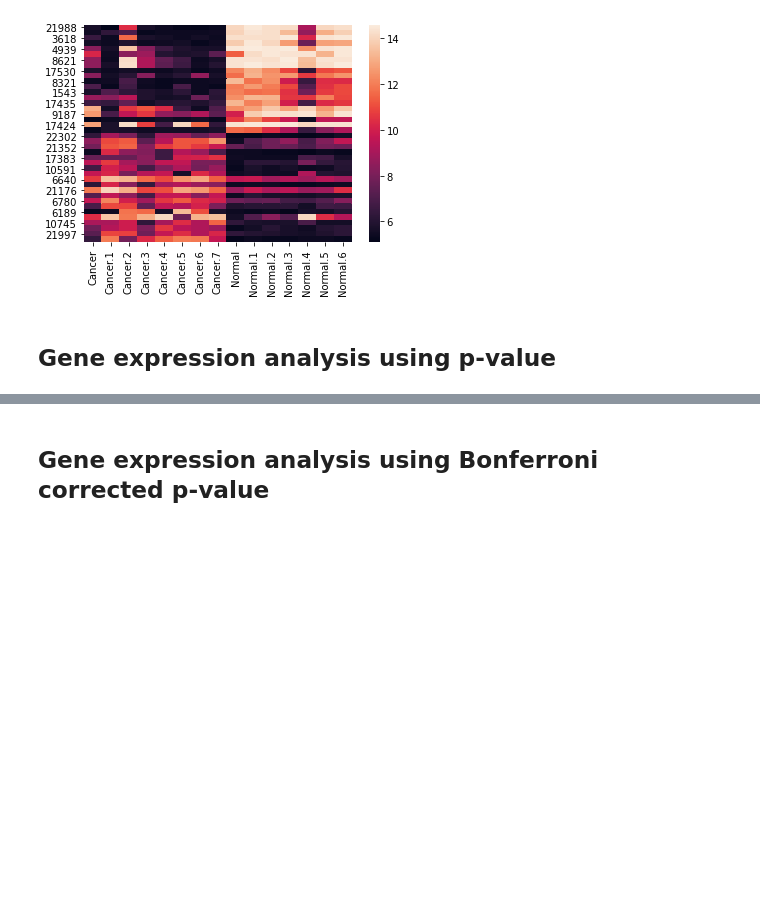
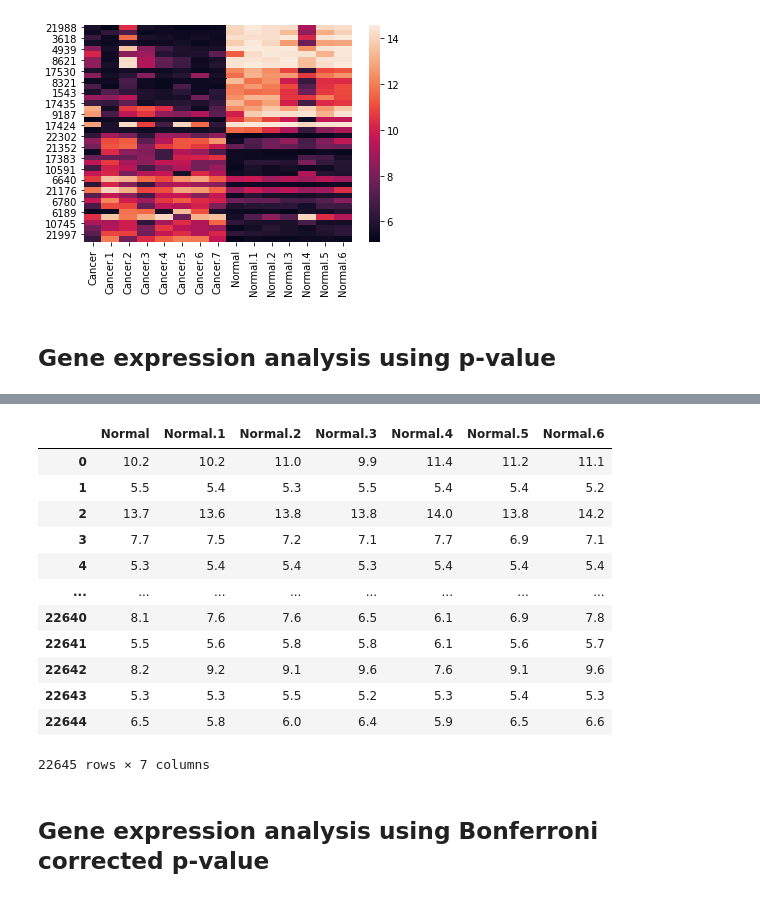
Before and after one commit to mzamayias/uni-work, a Jupyter notebook: lab/assignments/assignment_1/assignment_1.ipynb, the cells around one changed output, grey strips where cells are left out. Saved outputs shown, nothing was run; the diff lists cells and outputs as text; code cells hidden in the pictures; blank space fills up the shorter version.

```diff
--- a/lab/assignments/assignment_1/assignment_1.ipynb
+++ b/lab/assignments/assignment_1/assignment_1.ipynb
@@ -36,3 +58,19 @@ sns.heatmap(sliced_means_delta_sorted_genes.iloc[:, :-3])
+# %%
+normal_columns_wo_mean
+# %% [output]
+|  | Normal | Normal.1 | Normal.2 | Normal.3 | Normal.4 | Normal.5 | Normal.6 |
+| 0 | 10.2 | 10.2 | 11.0 | 9.9 | 11.4 | 11.2 | 11.1 |
+| 1 | 5.5 | 5.4 | 5.3 | 5.5 | 5.4 | 5.4 | 5.2 |
+| 2 | 13.7 | 13.6 | 13.8 | 13.8 | 14.0 | 13.8 | 14.2 |
+| 3 | 7.7 | 7.5 | 7.2 | 7.1 | 7.7 | 6.9 | 7.1 |
+| 4 | 5.3 | 5.4 | 5.4 | 5.3 | 5.4 | 5.4 | 5.4 |
+| ... | ... | ... | ... | ... | ... | ... | ... |
+| 22640 | 8.1 | 7.6 | 7.6 | 6.5 | 6.1 | 6.9 | 7.8 |
+| 22641 | 5.5 | 5.6 | 5.8 | 5.8 | 6.1 | 5.6 | 5.7 |
+| 22642 | 8.2 | 9.2 | 9.1 | 9.6 | 7.6 | 9.1 | 9.6 |
+| 22643 | 5.3 | 5.3 | 5.5 | 5.2 | 5.3 | 5.4 | 5.3 |
+| 22644 | 6.5 | 5.8 | 6.0 | 6.4 | 5.9 | 6.5 | 6.6 |
+22645 rows × 7 columns
 # %% [markdown]
 ## Gene expression analysis using Bonferroni corrected p-value
 # %% [markdown]
```
Also changed, not shown: parts of 3 cells of this notebook.
